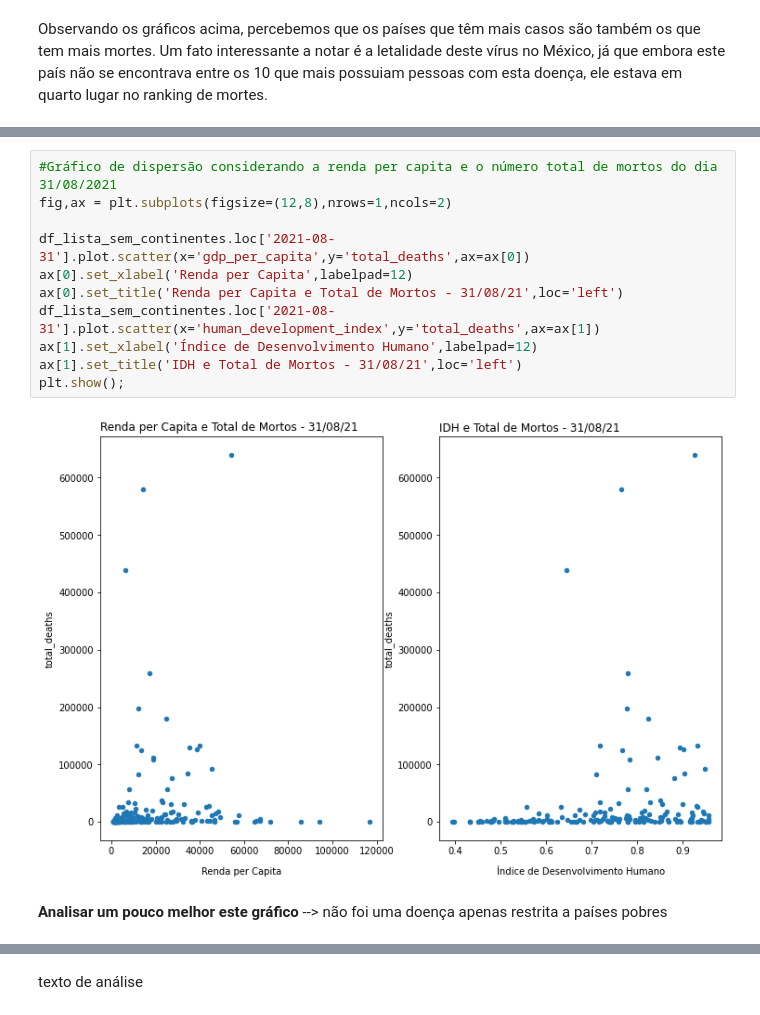
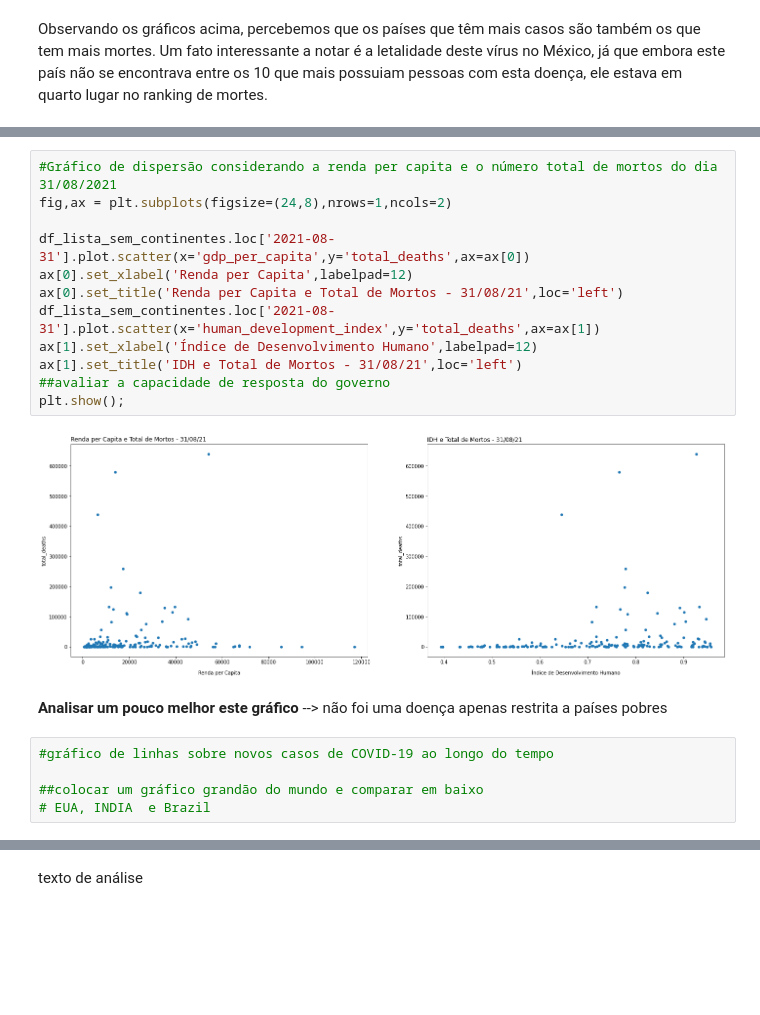
Before and after one commit to FerrazThales/Analysis_COVID_19, a Jupyter notebook: Panorama_da_COVID_19.ipynb, the cells around one changed output, grey strips where cells are left out. Drawn from its saved outputs; the diff is of its cells as text; blank space fills up the shorter version.

```diff
--- a/Panorama_da_COVID_19.ipynb
+++ b/Panorama_da_COVID_19.ipynb
@@ -289,15 +288,21 @@ A partir do maio de 2020 a pandemia alcançou uma taxa de mortalidade muito alta
 # %%
 #Gráfico de dispersão considerando a renda per capita e o número total de mortos do dia 31/08/2021
-fig,ax = plt.subplots(figsize=(12,8),nrows=1,ncols=2)
+fig,ax = plt.subplots(figsize=(24,8),nrows=1,ncols=2)
 
 df_lista_sem_continentes.loc['2021-08-31'].plot.scatter(x='gdp_per_capita',y='total_deaths',ax=ax[0])
 ax[0].set_xlabel('Renda per Capita',labelpad=12)
 ax[0].set_title('Renda per Capita e Total de Mortos - 31/08/21',loc='left')
 df_lista_sem_continentes.loc['2021-08-31'].plot.scatter(x='human_development_index',y='total_deaths',ax=ax[1])
 ax[1].set_xlabel('Índice de Desenvolvimento Humano',labelpad=12)
 ax[1].set_title('IDH e Total de Mortos - 31/08/21',loc='left')
+##avaliar a capacidade de resposta do governo
 plt.show();
 # %% [output]
-[figure, old version]
+[figure, new version]
 # %% [markdown]
 **Analisar um pouco melhor este gráfico**  --> não foi uma doença apenas restrita a países pobres
+# %%
+#gráfico de linhas sobre novos casos de COVID-19 ao longo do tempo
+
+##colocar um gráfico grandão do mundo e comparar em baixo
+# EUA, INDIA  e Brazil
```
Also changed, not shown: parts of 30 cells of this notebook.
